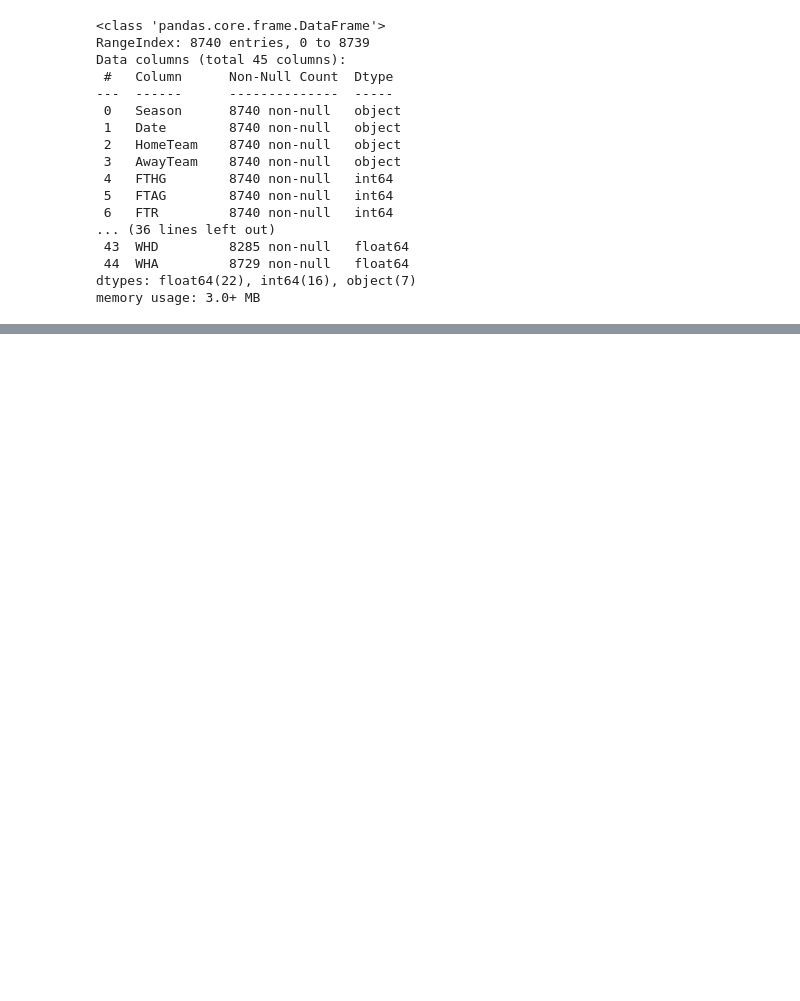
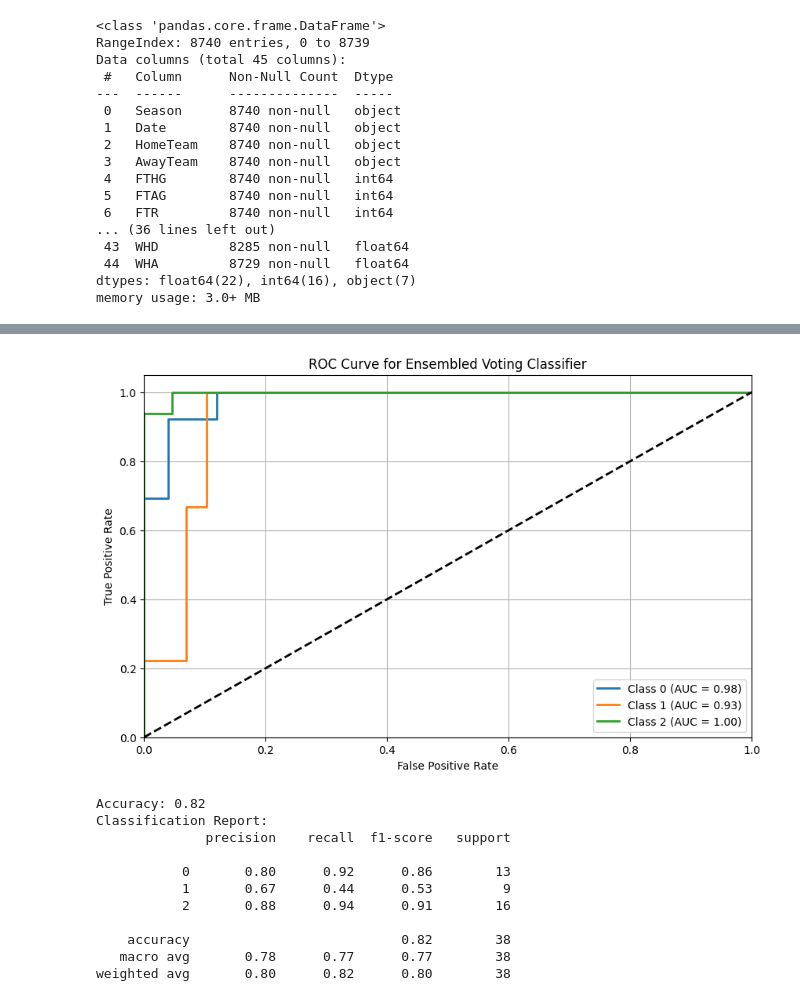
Before and after one commit to GodwinBentum/new-e-prem, a Jupyter notebook: english-football.ipynb, the cells around one changed output, grey strips where cells are left out. Cells and saved outputs as stored; diff of their text form; code cells hidden in the pictures; blank space fills up the shorter version.

Commit message:
Kaggle Notebook | english football | Version 11

```diff
--- a/english-football.ipynb
+++ b/english-football.ipynb
@@ -777,7 +781,7 @@ plt.show()
 # %%
 import pandas as pd
 # Try reading the CSV file with a different encoding
-df = pd.read_csv('/kaggle/input/checked/endnew.csv', encoding='ISO-8859-1')
+df = pd.read_csv('/kaggle/input/minkah/min.csv', encoding='ISO-8859-1')
 # Display the first few rows of the dataframe
 print(df)
 # %% [output]
@@ -1920,0 +2831,6 @@ print(final_table_df)
+# %%
+import pandas as pd
+# Try reading the CSV file with a different encoding
+df = pd.read_csv('//kaggle/input/winnie/WIIN.csv', encoding='ISO-8859-1')
+# Display the first few rows of the dataframe
+print(df)
@@ -1920,0 +2855,7 @@ print(final_table_df)
+# %%
+# Drop columns with no header and columns that are fully NaN
+final_df = df.dropna(axis=1, how='all').drop(columns=[col for col in df.columns if 'Unnamed' in col])
+
+# Show the cleaned dataset's info and the first few rows
+final_df_info = cleaned_df.info()
+final_df_head = cleaned_df.head()
@@ -1920,0 +2880,5 @@ print(final_table_df)
+# %%
+# Define features and target variable for prediction
+features = ['FTHG', 'FTAG', 'HS', 'AS', 'HST', 'AST', 'HF', 'AF', 'HY', 'AY', 'HR', 'AR']  # Adjust based on your data
+X = final_df[features]  # Match features
+y = final_df['FTR']  # Full-time result as the target variable
@@ -1920,0 +3260,60 @@ print(final_table_df)
+# %%
+import numpy as np
+import matplotlib.pyplot as plt
+from sklearn.metrics import roc_curve, auc, classification_report, accuracy_score
+from sklearn.ensemble import VotingClassifier
+from sklearn.preprocessing import label_binarize
+
+# Assuming you have already trained the ensemble model (voting_clf)
+# and split the data into training and testing sets
+
+# Predict probabilities for ensemble model
+y_pred_proba = voting_clf.predict_proba(X_test)
+
+# Binarize the output (for multiclass classification)
+n_classes = len(np.unique(y_test))
+y_test_bin = label_binarize(y_test, classes=np.unique(y_test))
+
+# Compute ROC curve and ROC AUC for each class
+fpr = {}
+tpr = {}
+roc_auc = {}
+
+for i in range(n_classes):
+    fpr[i], tpr[i], _ = roc_curve(y_test_bin[:, i], y_pred_proba[:, i])
+    roc_auc[i] = auc(fpr[i], tpr[i])
+
+# Plot ROC curves for each class
+plt.figure(figsize=(10, 6))
+for i in range(n_classes):
+    plt.plot(fpr[i], tpr[i], lw=2, label=f'Class {i} (AUC = {roc_auc[i]:.2f})')
+
+# Plot random classifier line
+plt.plot([0, 1], [0, 1], 'k--', lw=2)
+plt.xlim([0.0, 1.0])
+plt.ylim([0.0, 1.05])
+plt.xlabel('False Positive Rate')
+plt.ylabel('True Positive Rate')
+plt.title('ROC Curve for Ensembled Voting Classifier')
+plt.legend(loc="lower right")
+plt.grid()
+plt.show()
+
+# Print accuracy and classification report
+accuracy = accuracy_score(y_test, voting_clf.predict(X_test))
+print(f"Accuracy: {accuracy:.2f}")
+print("Classification Report:")
+print(classification_report(y_test, voting_clf.predict(X_test)))
+# %% [output]
+[figure, added]
+Accuracy: 0.82
+Classification Report:
+              precision    recall  f1-score   support
+
+           0       0.80      0.92      0.86        13
+           1       0.67      0.44      0.53         9
+           2       0.88      0.94      0.91        16
+
+    accuracy                           0.82        38
+   macro avg       0.78      0.77      0.77        38
+weighted avg       0.80      0.82      0.80        38
```
Also changed, not shown: parts of 70 cells of this notebook.
